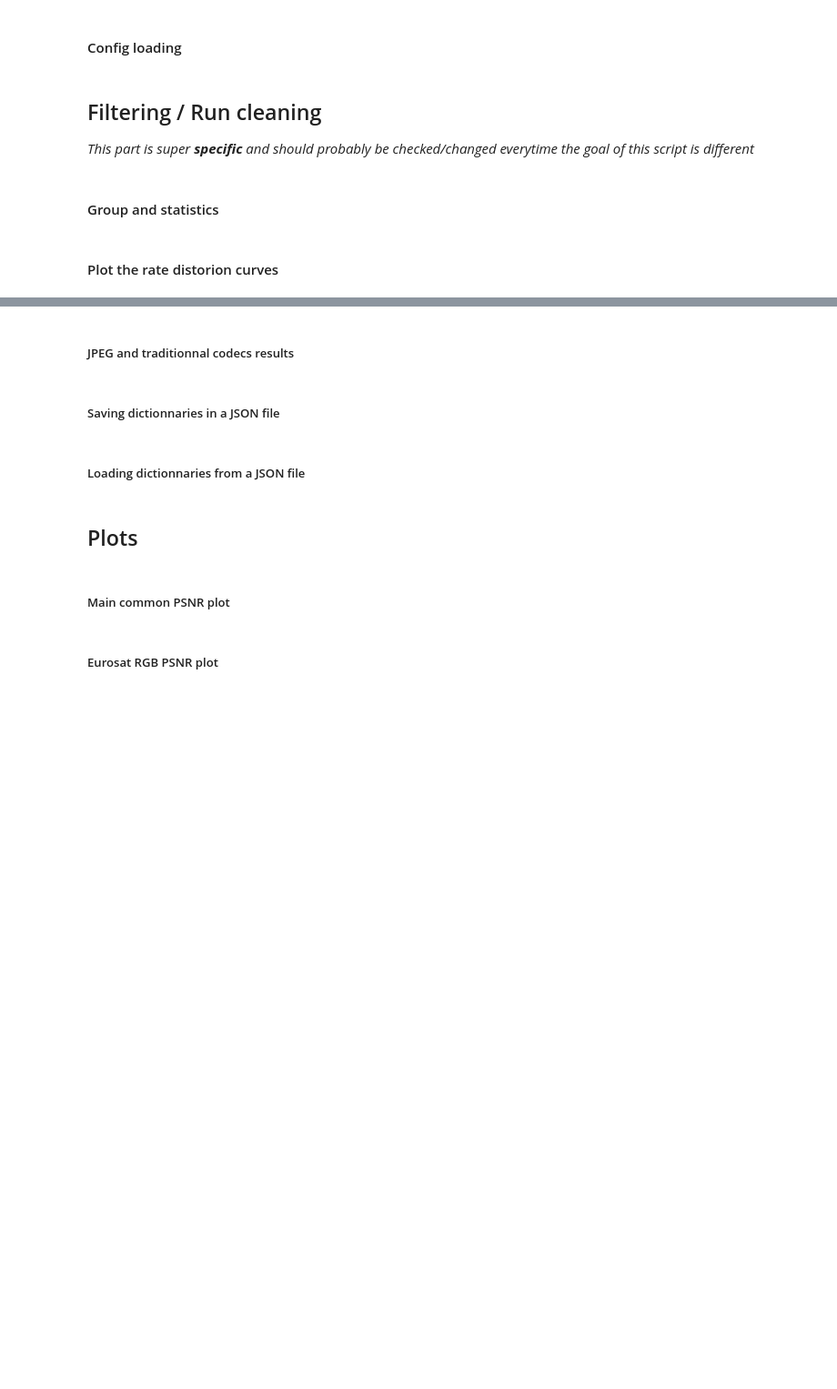
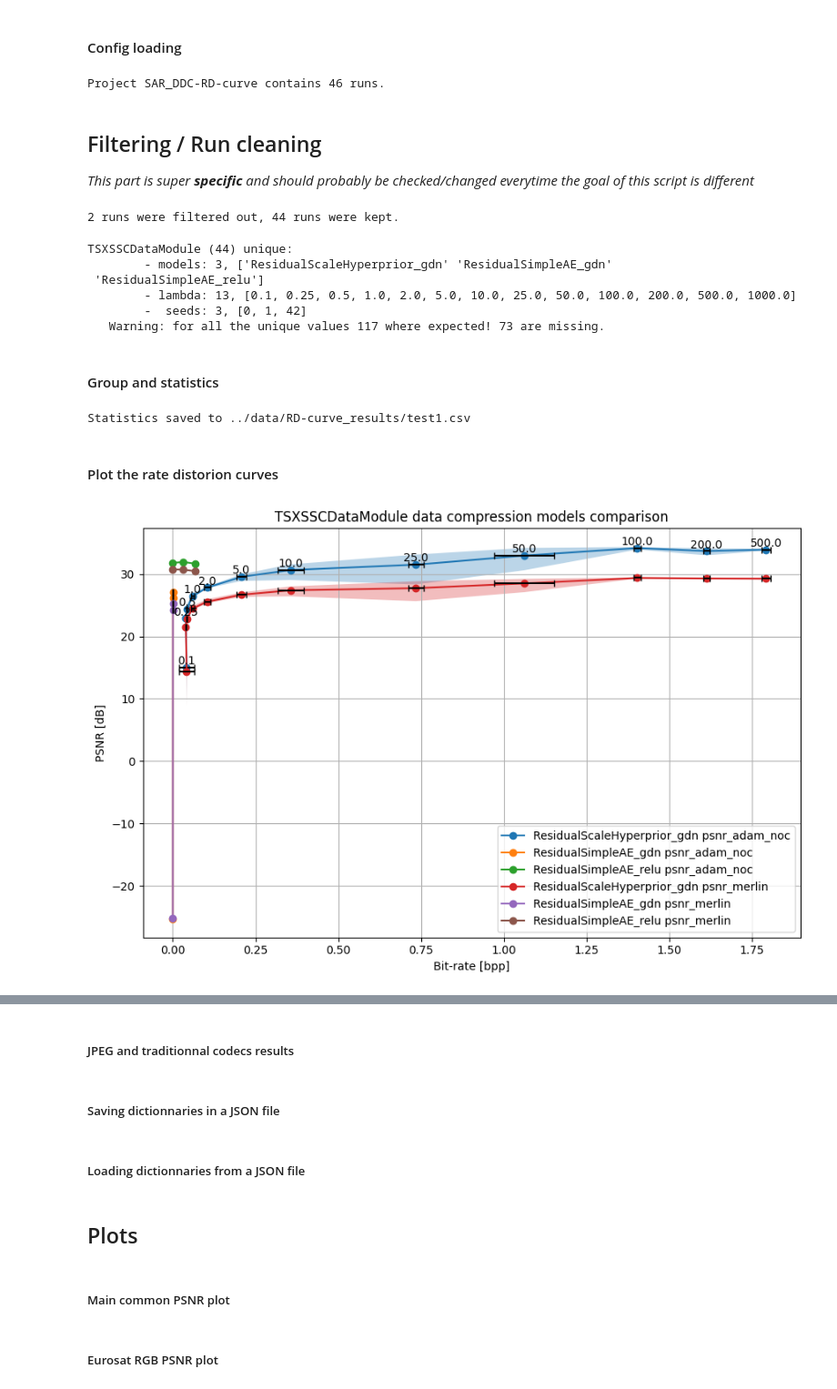
Before and after one commit to CedricLeon/SAR_DDC_FPGA, a Jupyter notebook: notebooks/RD-curve_plots.ipynb, the cells around one changed output, grey strips where cells are left out. Shown at 91% size. Saved outputs shown, nothing was run; the diff lists cells and outputs as text; code cells hidden in the pictures; blank space fills up the shorter version.

Commit message:
Adapted notebook to new run name (DPU runs)

```diff
--- a/notebooks/RD-curve_plots.ipynb
+++ b/notebooks/RD-curve_plots.ipynb
@@ -56,7 +58,11 @@ for i, run in enumerate(runs):
         # pprint(run.history())
 
     # Store the model name, lmbda (rate-distortion tradeoff) and the seed in separate lists (for easier access)
-    model_name_list.append(OmegaConf.select(config, "model.net._target_").split(".")[-1])
+    dl_model_name = OmegaConf.select(config, "model.net._target_").split(".")[-1]
+    prefix = run.name.split("_")[0]
+    activation_name = prefix.split("-")[1] if "-" in prefix else "gdn"
+
+    model_name_list.append(f"{dl_model_name}_{activation_name}")
     lmbda_list.append(OmegaConf.select(config, "model.criterion.lmbda"))
     seed_list.append(OmegaConf.select(config, "seed"))
     # Get the dataset name from the config "data._target_" last part (after the last dot)
@@ -92,6 +98,8 @@ if save_loaded_project:
     raw_runs_df.to_csv(csv_file_path)
     print(f"Dataframe saved to {b}{csv_file_path}{e}")
 print(f"Project {b}{project}{e} contains {r}{nb_all_runs}{e} runs.")
+# %% [output]
+Project SAR_DDC-RD-curve contains 46 runs.
 # %% [markdown]
 ## Filtering / Run cleaning
 
@@ -109,8 +117,10 @@ runs_df = runs_df[
 # Remove runs that do not have a "test/psnr" key in the summary ("crashed run")
 runs_df = runs_df[runs_df["summary"].apply(lambda x: "test/bpp" in x.keys())]
 
-# filter out runs whose run_name does not start by "ResSHyp"
-runs_df = runs_df[runs_df["run_name"].str.startswith("ResSHyp")]
+# filter out runs whose run_name does not start by "ResSHyp" or "ResAE"
+runs_df = runs_df[
+    runs_df["run_name"].str.startswith("ResSHyp") | runs_df["run_name"].str.startswith("ResAE")
+]
 
 # ----- Filter runs with "unnecessary" lmbda values ----- #
 # Because datapoints for lmbda=0.4,0.9 are "redundant" in the plot
@@ -121,6 +131,8 @@ nb_filtered_runs = len(runs_df)
 print(
     f"{r}{nb_all_runs - nb_filtered_runs}{e} runs were filtered out, {g}{nb_filtered_runs}{e} runs were kept."
 )
+# %% [output]
+2 runs were filtered out, 44 runs were kept.
 # %%
 # --- Print unique model, lambda and seed per dataset ---
 for i, name in enumerate(runs_df["data_name"].unique()):
@@ -131,7 +143,7 @@ for i, name in enumerate(runs_df["data_name"].unique()):
     print(
         f"{r}{name}{e} ({g}{len(dataset_runs)}{e}) unique:\n"
         f"\t- models: {g}{len(unique_models)}{e}, {unique_models}\n"
-        f"\t- lambda: {g}{len(unique_lmbda)}{e}, {sorted(unique_lmbda.astype(int).tolist())}\n"
+        f"\t- lambda: {g}{len(unique_lmbda)}{e}, {sorted(unique_lmbda.astype(float).tolist())}\n"
         f"\t-  seeds: {g}{len(unique_seeds)}{e}, {sorted(unique_seeds.astype(int).tolist())}"
     )
     expected_nb_runs = len(unique_models) * len(unique_lmbda) * len(unique_seeds)
@@ -148,6 +160,13 @@ for i, name in enumerate(runs_df["data_name"].unique()):
 #         ].index
 #     )
 # )
+# %% [output]
+TSXSSCDataModule (44) unique:
+        - models: 3, ['ResidualScaleHyperprior_gdn' 'ResidualSimpleAE_gdn'
+ 'ResidualSimpleAE_relu']
+        - lambda: 13, [0.1, 0.25, 0.5, 1.0, 2.0, 5.0, 10.0, 25.0, 50.0, 100.0, 200.0, 500.0, 1000.0]
+        -  seeds: 3, [0, 1, 42]
+   Warning: for all the unique values 117 where expected! 73 are missing.
 # %% [markdown]
 #### Group and statistics
 # %%
@@ -205,6 +224,8 @@ with open(path_to_csv_results, "w") as f:
                     + "\n"
                 )
 print(f"Statistics saved to {b}{path_to_csv_results}{e}")
+# %% [output]
+Statistics saved to ../data/RD-curve_results/test1.csv
 # %% [markdown]
 #### Plot the rate distorion curves
 # %%
@@ -221,7 +242,7 @@ for ref in ["psnr_adam_noc", "psnr_merlin"]:
             psnr_mean,
             "o-",
             # color=color_list[j],
-            label=f"SAR {ref}",
+            label=f"{model_name} {ref}",
         )
         # Psnr error bands (min/nmax)
         ax.fill_between(
@@ -239,31 +260,33 @@ for ref in ["psnr_adam_noc", "psnr_merlin"]:
         #     alpha=0.1,
         #     color="gray",
         # )
         # Bpp error bars
         ax.errorbar(
             bpp_mean,
             psnr_mean,
             xerr=bpp_std,
             fmt="none",
             ecolor="black",
             capsize=3,  # Set the size of the vertical lines at the end of the error bars
         )
 
 # Add text labels for each lmbda value for "ResidualScaleHyperprior"
-for lmbda, row in model_statistics["TSXSSCDataModule"]["ResidualScaleHyperprior"].iterrows():
+for lmbda, row in model_statistics["TSXSSCDataModule"]["ResidualScaleHyperprior_gdn"].iterrows():
     ax.text(
         row["test/bpp mean"],
         row["test/psnr_adam_noc mean"] + 0.1,
         f"{lmbda}",
         ha="center",
         va="bottom",
     )
 
 ax.set_title("TSXSSCDataModule data compression models comparison")
 ax.set_xlabel("Bit-rate [bpp]")
 ax.set_ylabel("PSNR [dB]")
 ax.legend()
 ax.grid()
 
 plt.tight_layout()
 plt.show()
+# %% [output]
+[figure, added]
```
Also changed, not shown: parts of 3 cells of this notebook.
